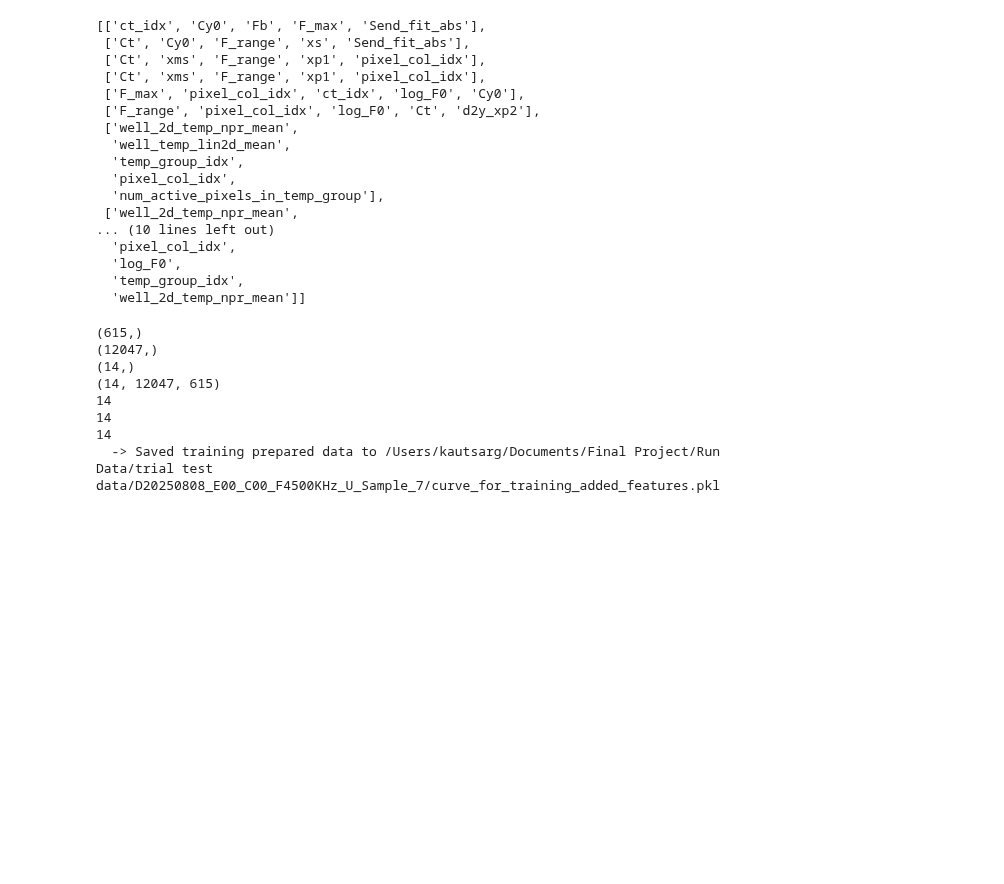
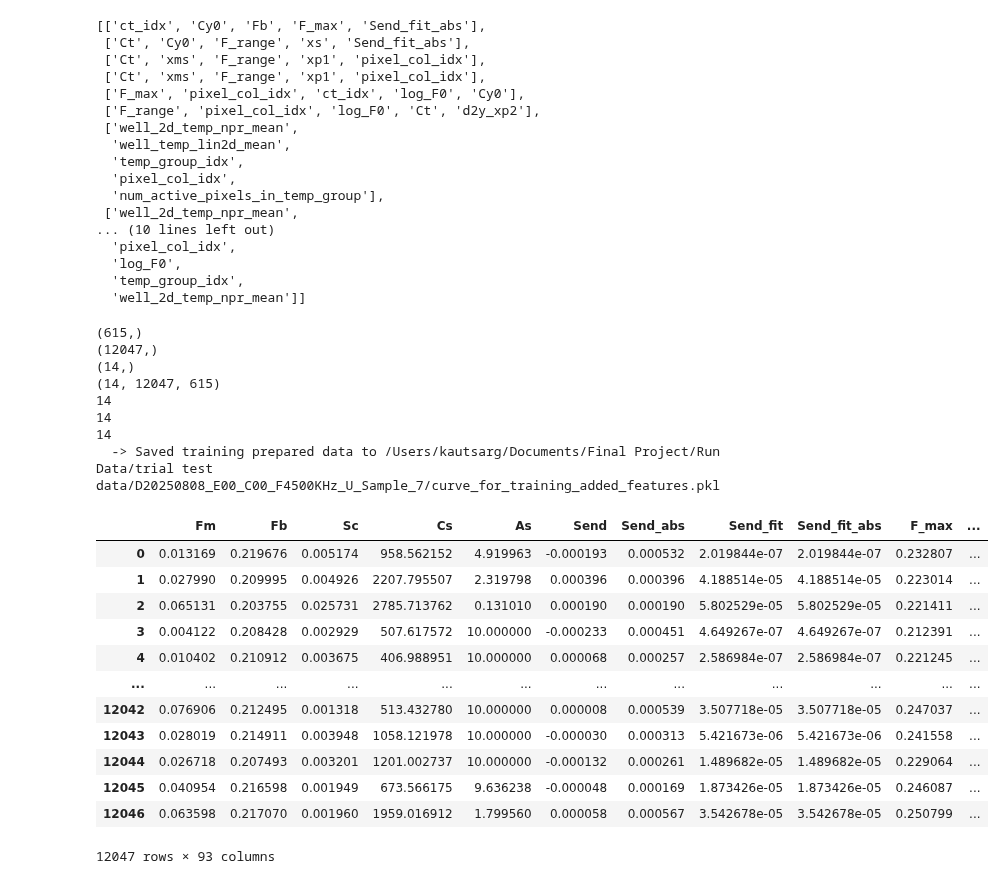
Before and after one commit to kautsarg/POC_DDM, a Jupyter notebook: gk_code/0_4_AMCA Code on Chip/sig_prep_featyre_analysis.ipynb, the cells around one changed output. Saved outputs shown, nothing was run; the diff lists cells and outputs as text; code cells hidden in the pictures; blank space fills up the shorter version.

```diff
--- a/gk_code/0_4_AMCA Code on Chip/sig_prep_featyre_analysis.ipynb
+++ b/gk_code/0_4_AMCA Code on Chip/sig_prep_featyre_analysis.ipynb
@@ -858,3 +858,30 @@ print(f"  -> Saved training prepared data to {save_path}")
 14
 14
   -> Saved training prepared data to /Users/kautsarg/Documents/Final Project/Run Data/trial test data/D20250808_E00_C00_F4500KHz_U_Sample_7/curve_for_training_added_features.pkl
+# %%
+exp_path = "/Users/kautsarg/Documents/Final Project/Run Data/trial test data/D20250808_E00_C00_F4500KHz_U_Sample_7"
+data_path = os.path.join(exp_path, "curve_for_training_latest.pkl")
+
+with open(data_path, 'rb') as f:
+    training_data = pickle.load(f)
+
+dataset_name = training_data["dataset_name"]
+dataset = training_data["dataset"]
+kinetic_features = training_data["kinetic_features"]
+Y_well = training_data["Y_well"]
+# %%
+kinetic_features[0]
+# %% [output]
+|  | Fm | Fb | Sc | Cs | As | Send | Send_abs | Send_fit | Send_fit_abs | F_max | ... |
+| 0 | 0.013169 | 0.219676 | 0.005174 | 958.562152 | 4.919963 | -0.000193 | 0.000532 | 2.019844e-07 | 2.019844e-07 | 0.232807 | ... |
+| 1 | 0.027990 | 0.209995 | 0.004926 | 2207.795507 | 2.319798 | 0.000396 | 0.000396 | 4.188514e-05 | 4.188514e-05 | 0.223014 | ... |
+| 2 | 0.065131 | 0.203755 | 0.025731 | 2785.713762 | 0.131010 | 0.000190 | 0.000190 | 5.802529e-05 | 5.802529e-05 | 0.221411 | ... |
+| 3 | 0.004122 | 0.208428 | 0.002929 | 507.617572 | 10.000000 | -0.000233 | 0.000451 | 4.649267e-07 | 4.649267e-07 | 0.212391 | ... |
+| 4 | 0.010402 | 0.210912 | 0.003675 | 406.988951 | 10.000000 | 0.000068 | 0.000257 | 2.586984e-07 | 2.586984e-07 | 0.221245 | ... |
+| ... | ... | ... | ... | ... | ... | ... | ... | ... | ... | ... | ... |
+| 12042 | 0.076906 | 0.212495 | 0.001318 | 513.432780 | 10.000000 | 0.000008 | 0.000539 | 3.507718e-05 | 3.507718e-05 | 0.247037 | ... |
+| 12043 | 0.028019 | 0.214911 | 0.003948 | 1058.121978 | 10.000000 | -0.000030 | 0.000313 | 5.421673e-06 | 5.421673e-06 | 0.241558 | ... |
+| 12044 | 0.026718 | 0.207493 | 0.003201 | 1201.002737 | 10.000000 | -0.000132 | 0.000261 | 1.489682e-05 | 1.489682e-05 | 0.229064 | ... |
+| 12045 | 0.040954 | 0.216598 | 0.001949 | 673.566175 | 9.636238 | -0.000048 | 0.000169 | 1.873426e-05 | 1.873426e-05 | 0.246087 | ... |
+| 12046 | 0.063598 | 0.217070 | 0.001960 | 1959.016912 | 1.799560 | 0.000058 | 0.000567 | 3.542678e-05 | 3.542678e-05 | 0.250799 | ... |
+12047 rows × 93 columns
```
Also changed, not shown: parts of 2 cells of this notebook, 3 other files.
